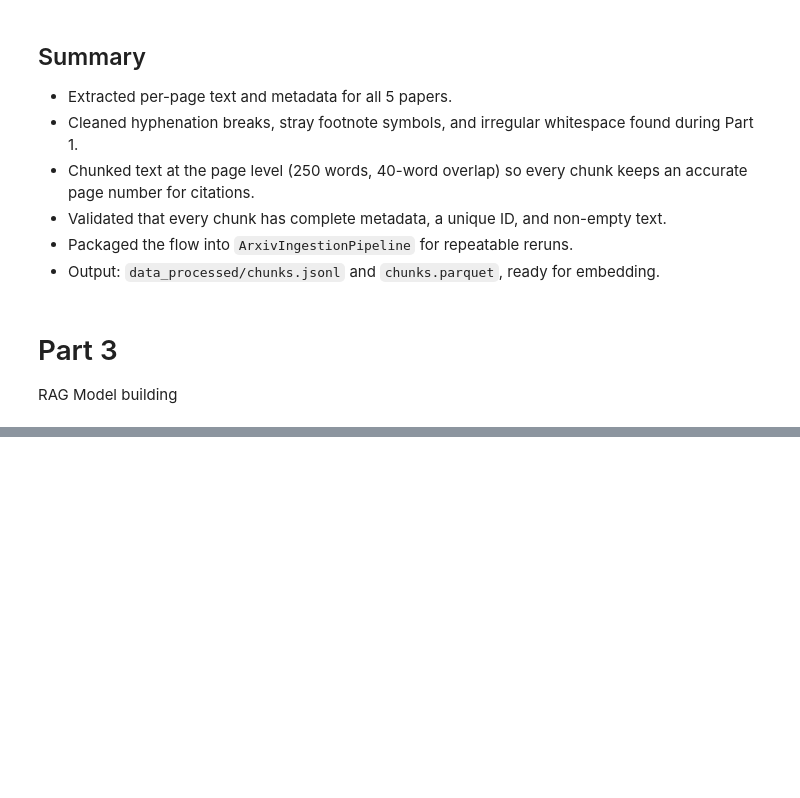
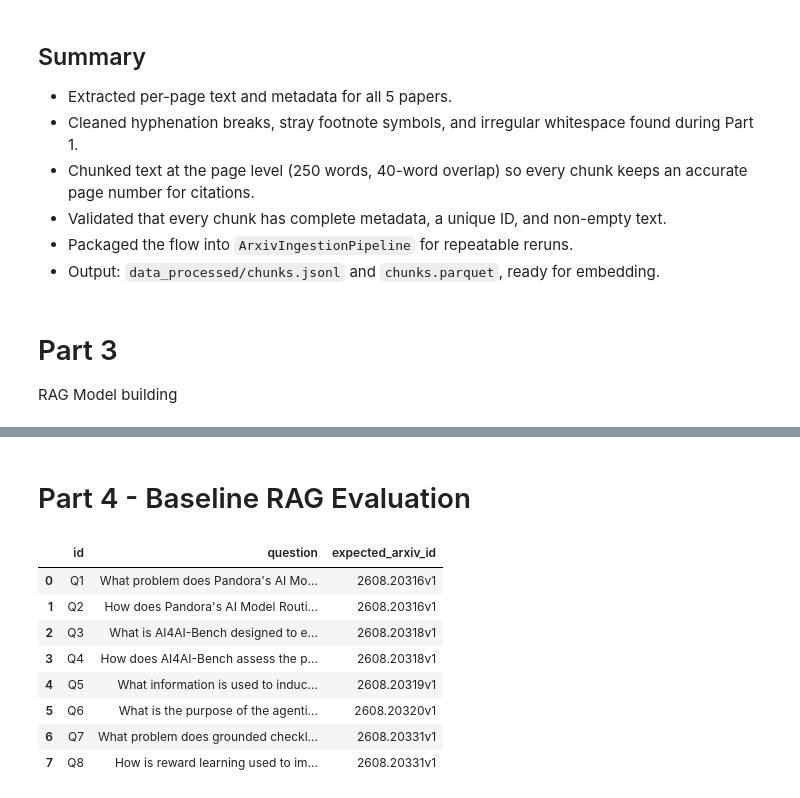
Before and after one commit to Break-Through-Tech/KPMG-1K-ai-research-intelligence-agent-for-business-insight-translation, a Jupyter notebook: notebooks/01_data_assessment.ipynb, the cells around one changed output, grey strips where cells are left out. Saved outputs shown, nothing was run; the diff lists cells and outputs as text; code cells hidden in the pictures; blank space fills up the shorter version.

```diff
--- a/notebooks/01_data_assessment.ipynb
+++ b/notebooks/01_data_assessment.ipynb
@@ -628,0 +664,2 @@ Settings.embed_model = HuggingFaceEmbedding(model_name="sentence-transformers/al
+# %% [markdown]
+# Part 4 - Baseline RAG Evaluation
@@ -628,0 +674,59 @@ Settings.embed_model = HuggingFaceEmbedding(model_name="sentence-transformers/al
+# %%
+# Create benchmark questions
+
+benchmark_questions = [
+    {
+        "id": "Q1",
+        "question": "What problem does Pandora's AI Model Routing Box aim to solve?",
+        "expected_arxiv_id": "2608.20316v1"
+    },
+    {
+        "id": "Q2",
+        "question": "How does Pandora's AI Model Routing Box improve the efficiency of AI model selection?",
+        "expected_arxiv_id": "2608.20316v1"
+    },
+    {
+        "id": "Q3",
+        "question": "What is AI4AI-Bench designed to evaluate?",
+        "expected_arxiv_id": "2608.20318v1"
+    },
+    {
+        "id": "Q4",
+        "question": "How does AI4AI-Bench assess the performance of LLM agents in algorithmic design?",
+        "expected_arxiv_id": "2608.20318v1"
+    },
+    {
+        "id": "Q5",
+        "question": "What information is used to induce task models from computer-use traces?",
+        "expected_arxiv_id": "2608.20319v1"
+    },
+    {
+        "id": "Q6",
+        "question": "What is the purpose of the agentic approach for active data collection and travel behaviour modelling?",
+        "expected_arxiv_id": "2608.20320v1"
+    },
+    {
+        "id": "Q7",
+        "question": "What problem does grounded checklist-aligned reward learning address in patient-oriented medical research?",
+        "expected_arxiv_id": "2608.20331v1"
+    },
+    {
+        "id": "Q8",
+        "question": "How is reward learning used to improve patient-oriented medical outcomes?",
+        "expected_arxiv_id": "2608.20331v1"
+    }
+]
+
+benchmark_df = pd.DataFrame(benchmark_questions)
+
+benchmark_df
+# %% [output]
+|  | id | question | expected_arxiv_id |
+| 0 | Q1 | What problem does Pandora's AI Mo... | 2608.20316v1 |
+| 1 | Q2 | How does Pandora's AI Model Routi... | 2608.20316v1 |
+| 2 | Q3 | What is AI4AI-Bench designed to e... | 2608.20318v1 |
+| 3 | Q4 | How does AI4AI-Bench assess the p... | 2608.20318v1 |
+| 4 | Q5 | What information is used to induc... | 2608.20319v1 |
+| 5 | Q6 | What is the purpose of the agenti... | 2608.20320v1 |
+| 6 | Q7 | What problem does grounded checkl... | 2608.20331v1 |
+| 7 | Q8 | How is reward learning used to im... | 2608.20331v1 |
```
Also changed, not shown: parts of 24 cells of this notebook, 3 other files.
